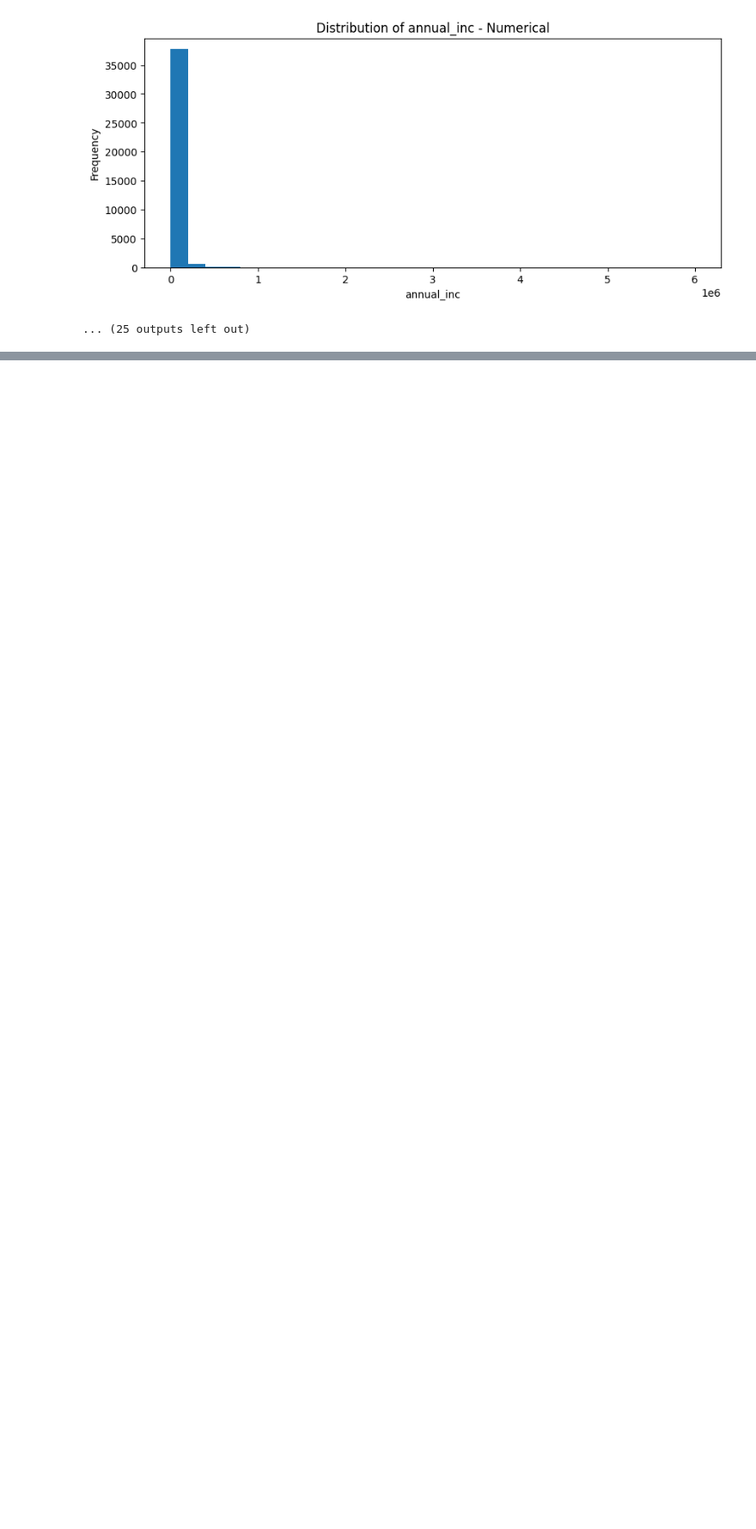
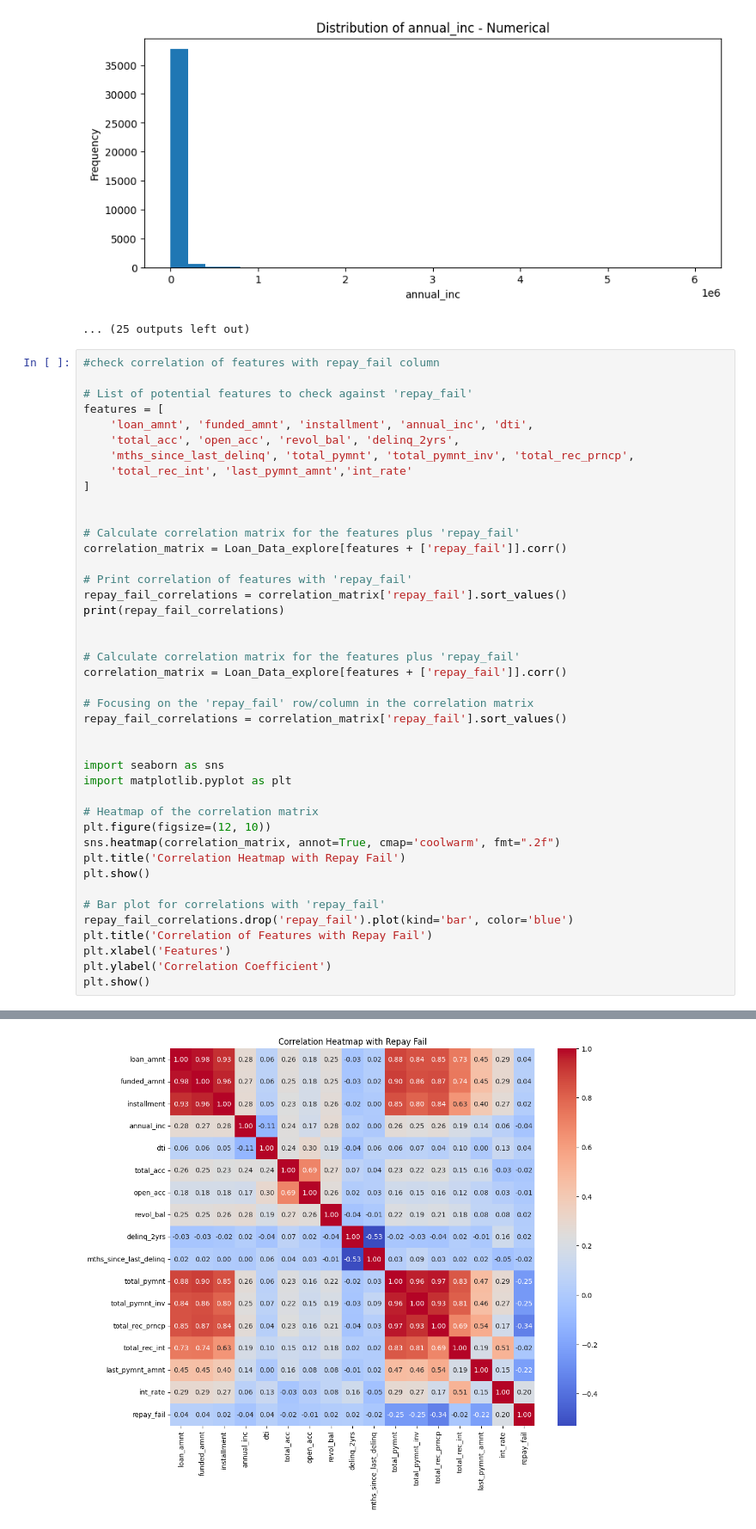
Before and after one commit to jyounes23/LoanDefaultPredictor, a Jupyter notebook: finalProject copy.ipynb, the cells around one changed output, grey strips where cells are left out. Shown at 86% size. Saved outputs shown, nothing was run; the diff lists cells and outputs as text; blank space fills up the shorter version.

Commit message:
added correlations

```diff
--- a/finalProject copy.ipynb
+++ b/finalProject copy.ipynb
@@ -339,3 +375,46 @@ plot_distributions(Loan_Data_explore)
 [figure]
 [figure]
 ... (25 outputs left out)
+# %%
+#check correlation of features with repay_fail column
+
+# List of potential features to check against 'repay_fail'
+features = [
+    'loan_amnt', 'funded_amnt', 'installment', 'annual_inc', 'dti',
+    'total_acc', 'open_acc', 'revol_bal', 'delinq_2yrs',
+    'mths_since_last_delinq', 'total_pymnt', 'total_pymnt_inv', 'total_rec_prncp',
+    'total_rec_int', 'last_pymnt_amnt','int_rate'
+]
+
+
+# Calculate correlation matrix for the features plus 'repay_fail'
+correlation_matrix = Loan_Data_explore[features + ['repay_fail']].corr()
+
+# Print correlation of features with 'repay_fail'
+repay_fail_correlations = correlation_matrix['repay_fail'].sort_values()
+print(repay_fail_correlations)
+
+
+# Calculate correlation matrix for the features plus 'repay_fail'
+correlation_matrix = Loan_Data_explore[features + ['repay_fail']].corr()
+
+# Focusing on the 'repay_fail' row/column in the correlation matrix
+repay_fail_correlations = correlation_matrix['repay_fail'].sort_values()
+
+
+import seaborn as sns
+import matplotlib.pyplot as plt
+
+# Heatmap of the correlation matrix
+plt.figure(figsize=(12, 10))
+sns.heatmap(correlation_matrix, annot=True, cmap='coolwarm', fmt=".2f")
+plt.title('Correlation Heatmap with Repay Fail')
+plt.show()
+
+# Bar plot for correlations with 'repay_fail'
+repay_fail_correlations.drop('repay_fail').plot(kind='bar', color='blue')
+plt.title('Correlation of Features with Repay Fail')
+plt.xlabel('Features')
+plt.ylabel('Correlation Coefficient')
+plt.show()
+# %% [output]
@@ -341,0 +439 @@ plot_distributions(Loan_Data_explore)
+[figure, added]
```
Also changed, not shown: parts of 4 cells of this notebook.
